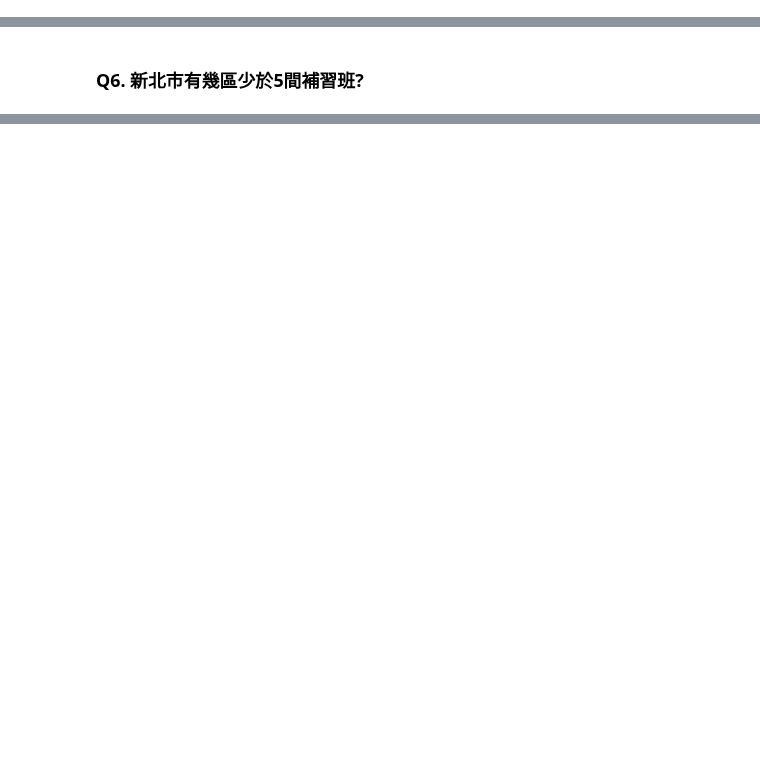
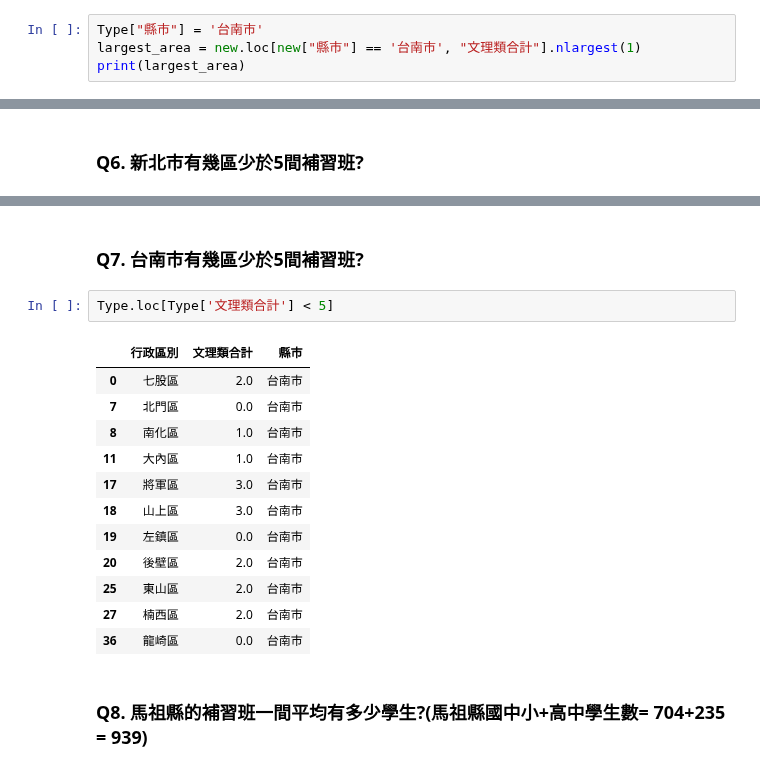
Before and after one commit to 41071119H-Irene/LAT, a Jupyter notebook: W2/Homework 1_0315.ipynb, the cells around one changed output, grey strips where cells are left out. Drawn from its saved outputs; the diff is of its cells as text; blank space fills up the shorter version.

```diff
--- a/W2/Homework 1_0315.ipynb
+++ b/W2/Homework 1_0315.ipynb
@@ -168,0 +169,4 @@ dtype: object
+# %%
+Type["縣市"] = '台南市'
+largest_area = new.loc[new["縣市"] == '台南市', "文理類合計"].nlargest(1)
+print(largest_area)
@@ -185,0 +211,19 @@ big = frames[frames["文理類合計"] > 80]
+# %% [markdown]
+### Q7. 台南市有幾區少於5間補習班?
+# %%
+Type.loc[Type['文理類合計'] < 5]
+# %% [output]
+|  | 行政區別 | 文理類合計 | 縣市 |
+| 0 | 七股區 | 2.0 | 台南市 |
+| 7 | 北門區 | 0.0 | 台南市 |
+| 8 | 南化區 | 1.0 | 台南市 |
+| 11 | 大內區 | 1.0 | 台南市 |
+| 17 | 將軍區 | 3.0 | 台南市 |
+| 18 | 山上區 | 3.0 | 台南市 |
+| 19 | 左鎮區 | 0.0 | 台南市 |
+| 20 | 後壁區 | 2.0 | 台南市 |
+| 25 | 東山區 | 2.0 | 台南市 |
+| 27 | 楠西區 | 2.0 | 台南市 |
+| 36 | 龍崎區 | 0.0 | 台南市 |
+# %% [markdown]
+### Q8. 馬祖縣的補習班一間平均有多少學生?(馬祖縣國中小+高中學生數= 704+235 = 939)
```
Also changed, not shown: parts of 31 cells of this notebook.
